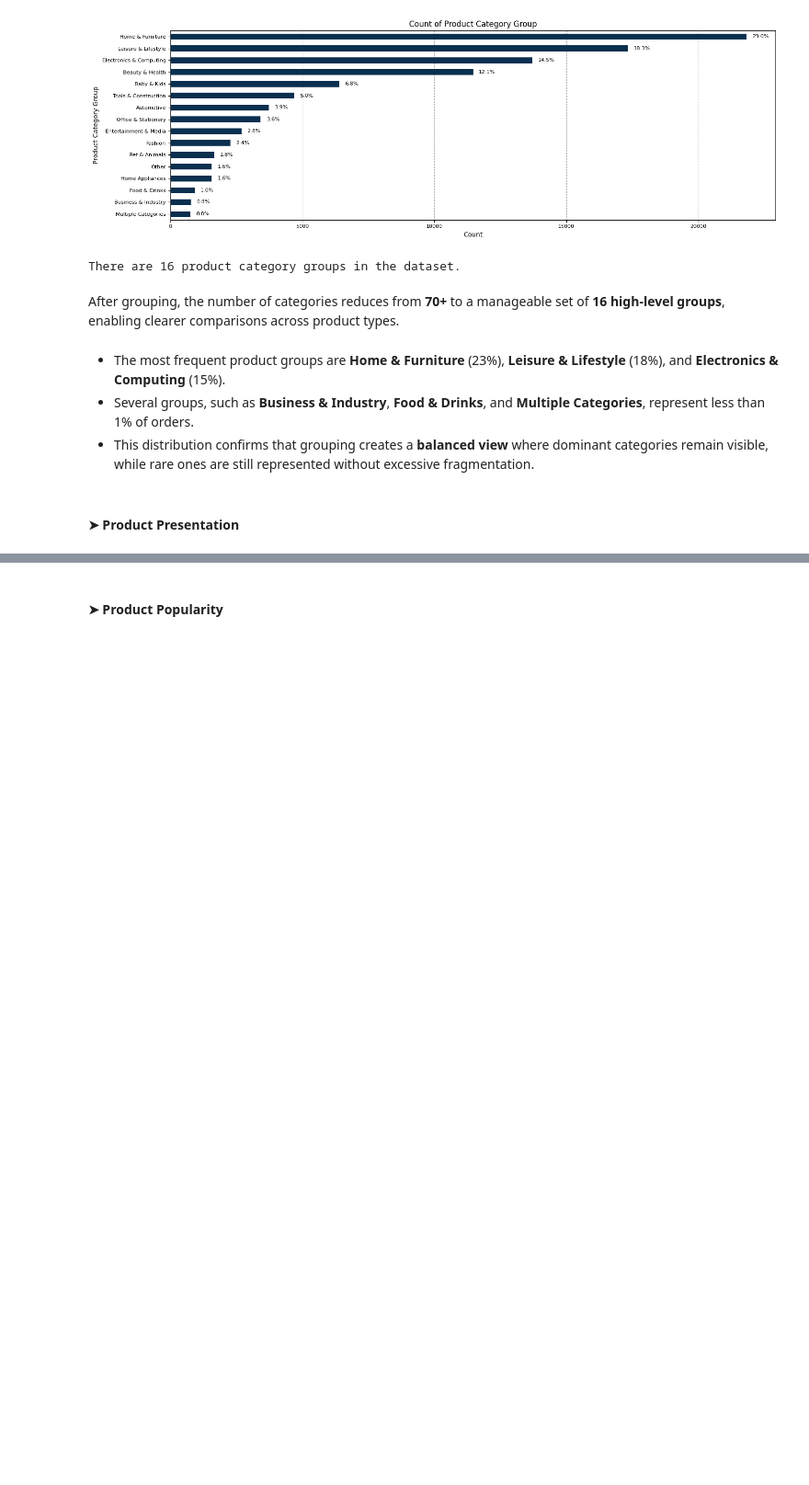
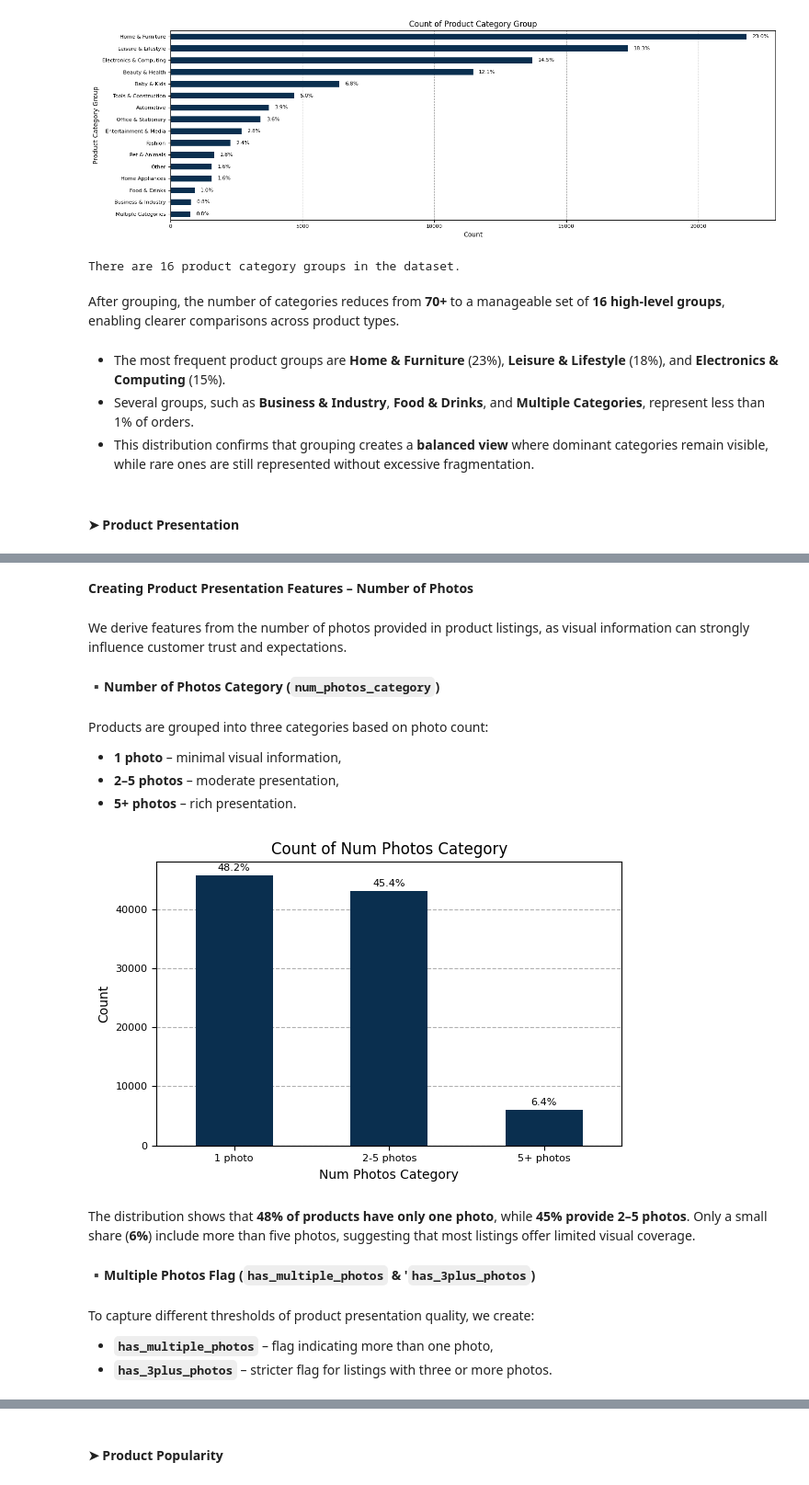
Before and after one commit to OlesyaEvseeva/customer-satisfaction-ecommerce, a Jupyter notebook: notebooks/02_data_integration_preprocessing.ipynb, the cells around one changed output, grey strips where cells are left out. Shown at 92% size. Saved outputs shown, nothing was run; the diff lists cells and outputs as text; code cells hidden in the pictures; blank space fills up the shorter version.

```diff
--- a/notebooks/02_data_integration_preprocessing.ipynb
+++ b/notebooks/02_data_integration_preprocessing.ipynb
@@ -1900,0 +1939,48 @@ After grouping, the number of categories reduces from **70+** to a manageable se
+# %% [markdown]
+**Creating Product Presentation Features – Number of Photos**
+# %% [markdown]
+We derive features from the number of photos provided in product listings, as visual information can strongly influence customer trust and expectations.
+# %% [markdown]
+**▪️Number of Photos Category (`num_photos_category`)**
+# %% [markdown]
+Products are grouped into three categories based on photo count:
+- **1 photo** – minimal visual information,
+- **2–5 photos** – moderate presentation,
+- **5+ photos** – rich presentation.
+# %%
+# Define a function to categorize orders into number of photo groups
+def photo_group(n):
+    if n == 1:
+        return "1 photo"
+    elif 2 <= n <= 5:
+        return "2-5 photos"
+    else:
+        return "5+ photos"
+
+# Apply the categorization function to create a new column 'num_photos_category'
+df_orders["num_photos_category"] = df_orders["product_photos_qty"].apply(photo_group)
+
+# Define the desired order of categories for correct sorting in plots/analysis
+num_photos_order = [
+    "1 photo",
+    "2-5 photos",
+    "5+ photos",
+]
+
+# Convert 'num_photos_category' to an ordered categorical type to preserve this order
+df_orders["num_photos_category"] = pd.Categorical(
+    df_orders["num_photos_category"], categories=num_photos_order, ordered=True
+)
+# %%
+# Plot value counts of each category of product photos
+u.plot_value_counts(df_orders, "num_photos_category")
+# %% [output]
+[figure, added]
+# %% [markdown]
+The distribution shows that **48% of products have only one photo**, while **45% provide 2–5 photos**. Only a small share (**6%**) include more than five photos, suggesting that most listings offer limited visual coverage.
+# %% [markdown]
+**▪️Multiple Photos Flag (`has_multiple_photos` & '`has_3plus_photos`)**
+# %% [markdown]
+To capture different thresholds of product presentation quality, we create:
+- **`has_multiple_photos`** – flag indicating more than one photo,
+- **`has_3plus_photos`** – stricter flag for listings with three or more photos.
```
Also changed, not shown: parts of 10 cells of this notebook.
